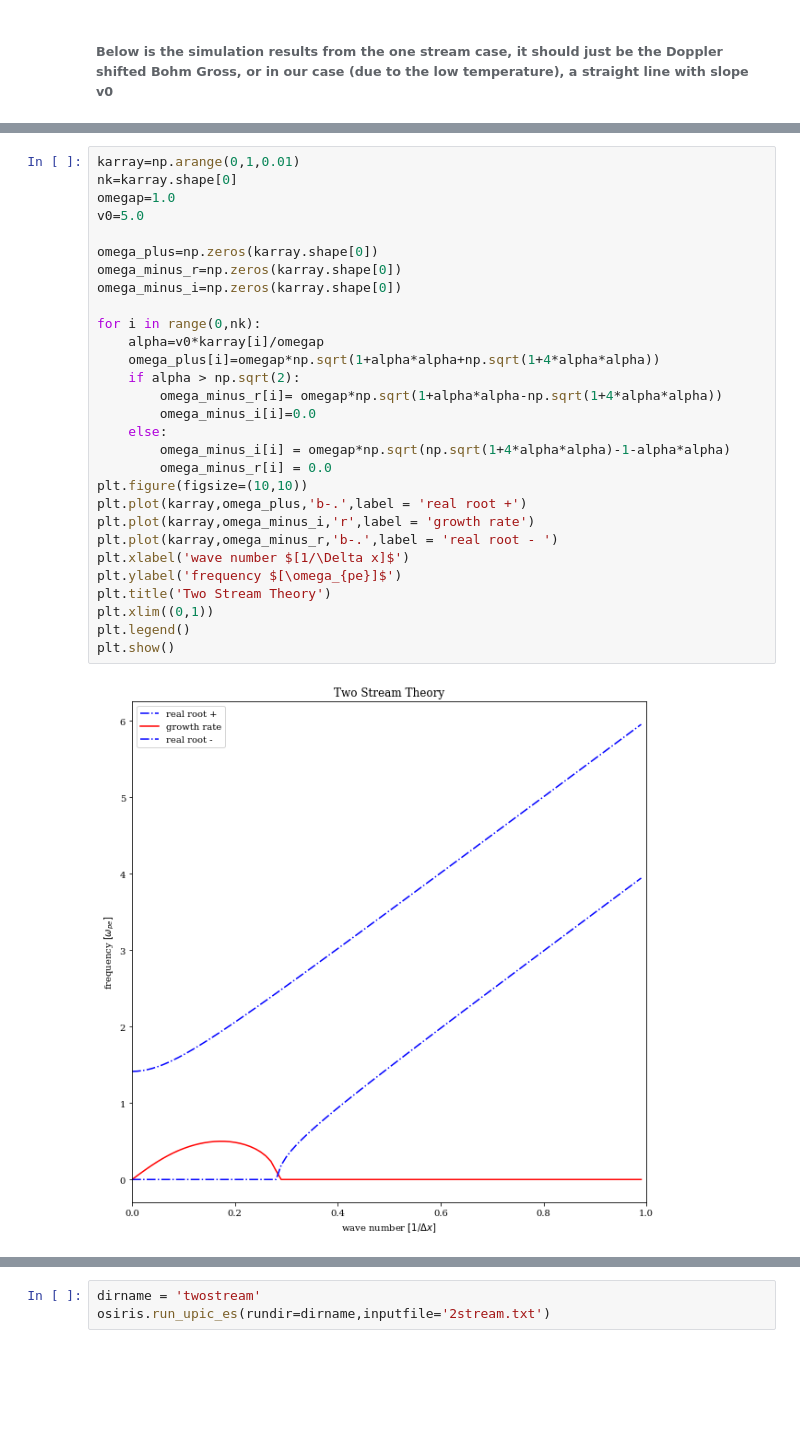
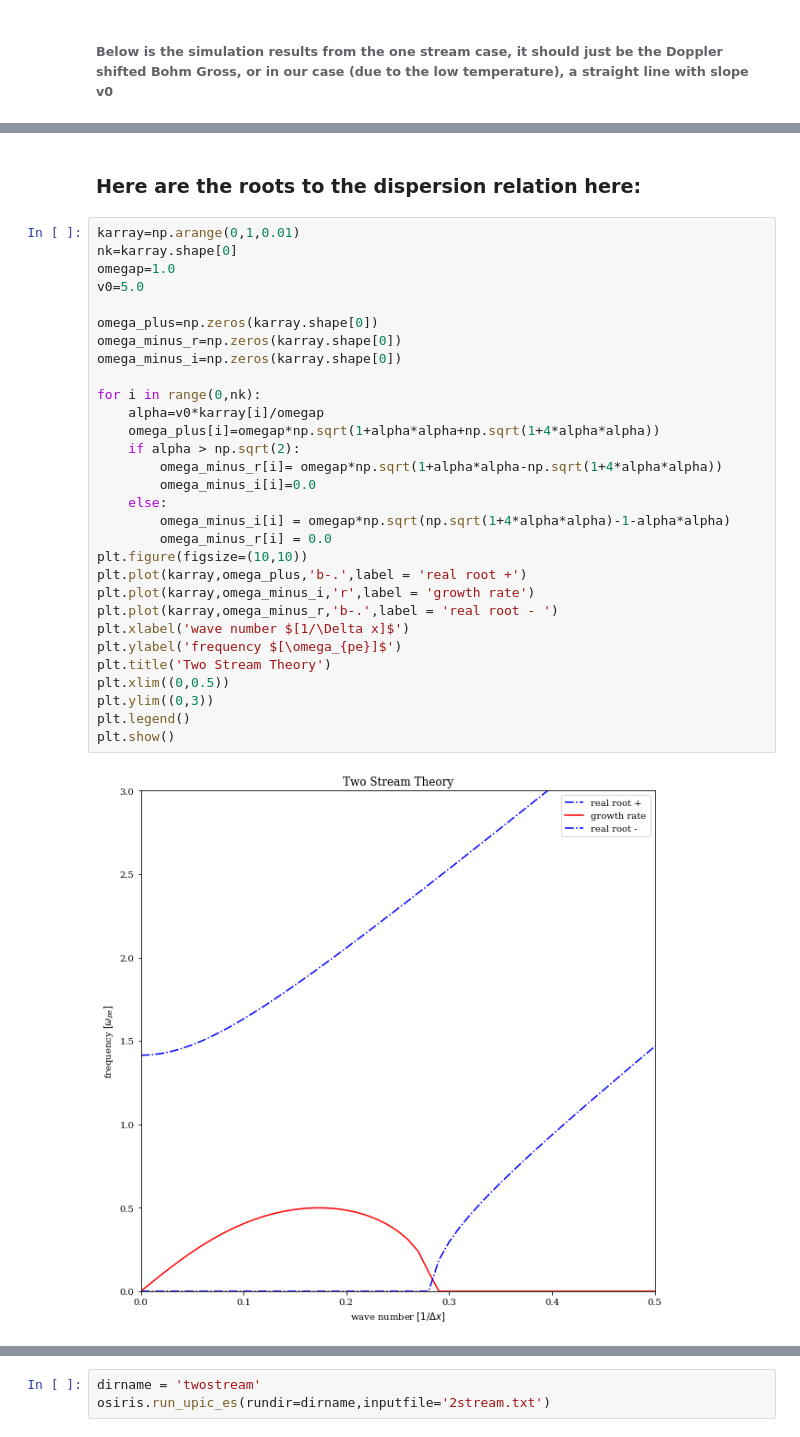
Before and after one commit to UCLA-Plasma-Simulation-Group/JupyterPIC, a Jupyter notebook: notebooks/two-stream/Two-Stream-Only-Notebook.ipynb, the cells around one changed output, grey strips where cells are left out. Cells and saved outputs as stored; diff of their text form; blank space fills up the shorter version.

```diff
--- a/notebooks/two-stream/Two-Stream-Only-Notebook.ipynb
+++ b/notebooks/two-stream/Two-Stream-Only-Notebook.ipynb
@@ -136,31 +304,35 @@ mpc(real='3.7141590836785515e-22', imag='4.5')
+# %% [markdown]
+
+### Here are the roots to the dispersion relation here:
 # %%
 karray=np.arange(0,1,0.01)
 nk=karray.shape[0]
 omegap=1.0
 v0=5.0
 
 omega_plus=np.zeros(karray.shape[0])
 omega_minus_r=np.zeros(karray.shape[0])
 omega_minus_i=np.zeros(karray.shape[0])
 
 for i in range(0,nk):
     alpha=v0*karray[i]/omegap
     omega_plus[i]=omegap*np.sqrt(1+alpha*alpha+np.sqrt(1+4*alpha*alpha))
     if alpha > np.sqrt(2):
         omega_minus_r[i]= omegap*np.sqrt(1+alpha*alpha-np.sqrt(1+4*alpha*alpha))
         omega_minus_i[i]=0.0
     else:
         omega_minus_i[i] = omegap*np.sqrt(np.sqrt(1+4*alpha*alpha)-1-alpha*alpha)
         omega_minus_r[i] = 0.0
 plt.figure(figsize=(10,10))
 plt.plot(karray,omega_plus,'b-.',label = 'real root +')
 plt.plot(karray,omega_minus_i,'r',label = 'growth rate')
 plt.plot(karray,omega_minus_r,'b-.',label = 'real root - ')
 plt.xlabel('wave number $[1/\Delta x]$')
 plt.ylabel('frequency $[\omega_{pe}]$')
 plt.title('Two Stream Theory')
-plt.xlim((0,1))
+plt.xlim((0,0.5))
+plt.ylim((0,3))
 plt.legend()
 plt.show()
 # %% [output]
-[figure, old version]
+[figure, new version]
```
Also changed, not shown: parts of 54 cells of this notebook, 4 other files.
